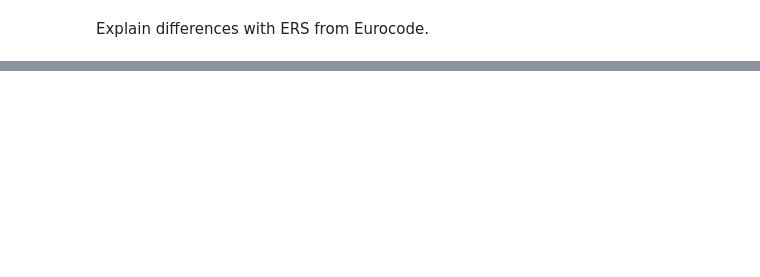
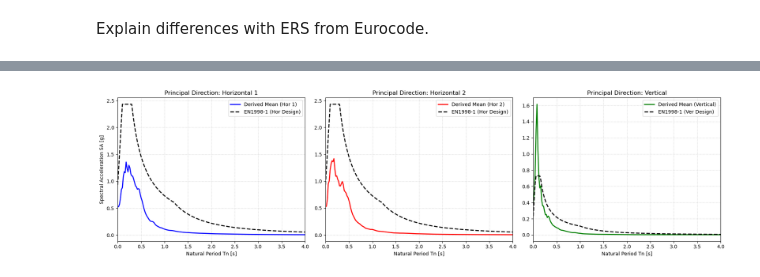
Before and after one commit to josems06-crypto/CIEM5220_Earthquakes, a Jupyter notebook: Python for Project Work SRE_Part 2/ERS/ERS/ERS.ipynb, the cells around one changed output, grey strips where cells are left out. Cells and saved outputs as stored; diff of their text form; code cells hidden in the pictures; blank space fills up the shorter version.

```diff
--- a/Python for Project Work SRE_Part 2/ERS/ERS/ERS.ipynb
+++ b/Python for Project Work SRE_Part 2/ERS/ERS/ERS.ipynb
@@ -347,0 +348,83 @@ Target Period for Y-direction: Ty = 0.21 s
+# %%
+import matplotlib.pyplot as plt
+import numpy as np
+
+# --- 1. Define EN1998-1 Parameters ---
+# Damping correction factor for xi = 4.2%
+xi_val = 4.2
+eta = np.sqrt(10 / (5 + xi_val))
+
+# Horizontal parameters (Type 2, Ground D)
+S_hor = 1.8
+TB_hor = 0.10
+TC_hor = 0.30
+TD_hor = 1.2
+
+# Vertical parameters (Type 2)
+avg_ratio = 0.45
+PGA_ver = PGA * avg_ratio
+TB_ver = 0.05
+TC_ver = 0.15
+TD_ver = 1.0
+
+# Initialize code spectra arrays
+Se_hor_code = np.zeros_like(Tn)
+Se_ver_code = np.zeros_like(Tn)
+
+# --- 2. Calculate EN1998-1 Spectra ---
+for i, t in enumerate(Tn):
+    # Horizontal Spectrum
+    if 0 <= t < TB_hor:
+        Se_hor_code[i] = PGA * S_hor * (1 + (t / TB_hor) * (eta * 2.5 - 1))
+    elif TB_hor <= t < TC_hor:
+        Se_hor_code[i] = PGA * S_hor * eta * 2.5
+    elif TC_hor <= t < TD_hor:
+        Se_hor_code[i] = PGA * S_hor * eta * 2.5 * (TC_hor / t)
+    else:
+        Se_hor_code[i] = PGA * S_hor * eta * 2.5 * ((TC_hor * TD_hor) / (t**2))
+
+    # Vertical Spectrum
+    if 0 <= t < TB_ver:
+        Se_ver_code[i] = PGA_ver * (1 + (t / TB_ver) * (eta * 3.0 - 1))
+    elif TB_ver <= t < TC_ver:
+        Se_ver_code[i] = PGA_ver * eta * 3.0
+    elif TC_ver <= t < TD_ver:
+        Se_ver_code[i] = PGA_ver * eta * 3.0 * (TC_ver / t)
+    else:
+        Se_ver_code[i] = PGA_ver * eta * 3.0 * ((TC_ver * TD_ver) / (t**2))
+
+# --- 3. Plotting the 3 Subplots ---
+fig, axes = plt.subplots(1, 3, figsize=(18, 5), sharey=False)
+
+# Subplot 1: Horizontal 1
+axes[0].plot(Tn, SA_el_hor1_mean, 'b-', linewidth=2, label='Derived Mean (Hor 1)')
+axes[0].plot(Tn, Se_hor_code, 'k--', linewidth=2, label='EN1998-1 (Hor Design)')
+axes[0].set_title('Principal Direction: Horizontal 1')
+axes[0].set_xlabel('Natural Period Tn [s]')
+axes[0].set_ylabel('Spectral Acceleration SA [g]')
+axes[0].grid(True, linestyle=':', alpha=0.7)
+axes[0].legend()
+axes[0].set_xlim(0, 4.0)
+
+# Subplot 2: Horizontal 2
+axes[1].plot(Tn, SA_el_hor2_mean, 'r-', linewidth=2, label='Derived Mean (Hor 2)')
+axes[1].plot(Tn, Se_hor_code, 'k--', linewidth=2, label='EN1998-1 (Hor Design)')
+axes[1].set_title('Principal Direction: Horizontal 2')
+axes[1].set_xlabel('Natural Period Tn [s]')
+axes[1].grid(True, linestyle=':', alpha=0.7)
+axes[1].legend()
+axes[1].set_xlim(0, 4.0)
+
+# Subplot 3: Vertical
+axes[2].plot(Tn, SA_el_ver_mean, 'g-', linewidth=2, label='Derived Mean (Vertical)')
+axes[2].plot(Tn, Se_ver_code, 'k--', linewidth=2, label='EN1998-1 (Ver Design)')
+axes[2].set_title('Principal Direction: Vertical')
+axes[2].set_xlabel('Natural Period Tn [s]')
+axes[2].grid(True, linestyle=':', alpha=0.7)
+axes[2].legend()
+axes[2].set_xlim(0, 4.0)
+
+plt.tight_layout()
+plt.show()
+# %% [output]
+[figure, added]
```
Also changed, not shown: parts of 4 cells of this notebook, 50 other files.
